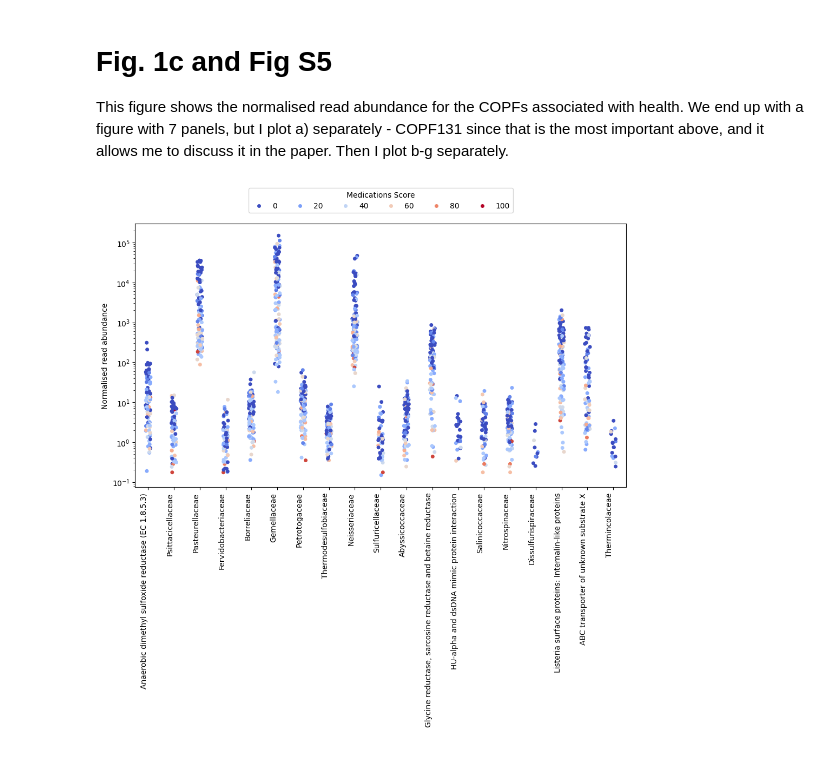
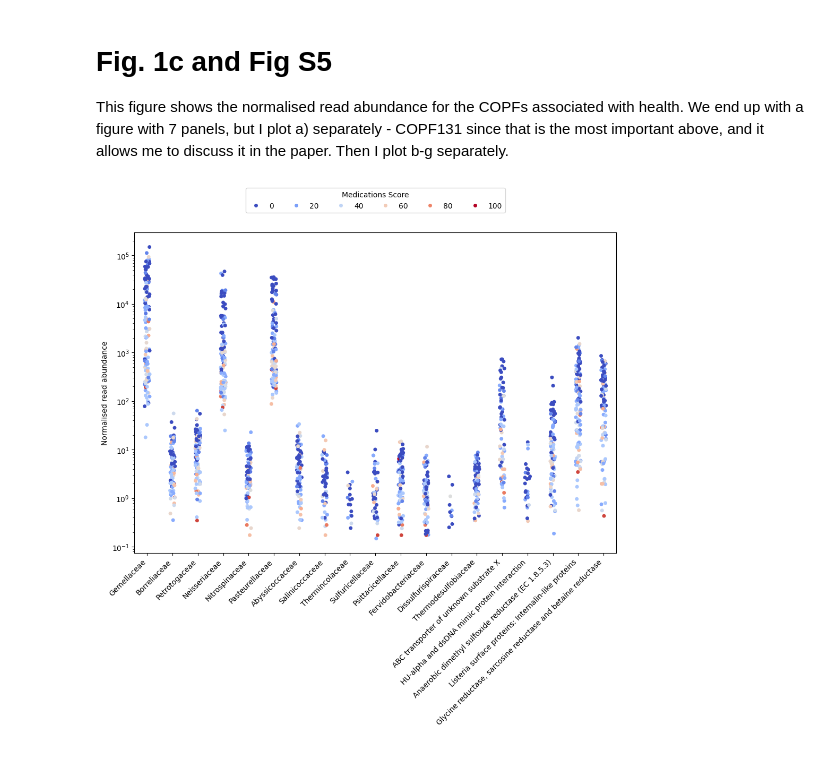
Before and after one commit to linsalrob/CF_Data_Analysis, a Jupyter notebook: Jupyter/HealthPCA.ipynb, the cells around one changed output. Cells and saved outputs as stored; diff of their text form; code cells hidden in the pictures.

```diff
--- a/Jupyter/HealthPCA.ipynb
+++ b/Jupyter/HealthPCA.ipynb
@@ -565,30 +573,36 @@ i PCoA by IP vs OP; ii PCoA by FEV1/best FEV1; iii PCoA by FEV1 RATIO SCORE; iv
 This figure shows the normalised read abundance for the COPFs associated with health. We end up with a figure with 7 panels, but I plot a) separately - COPF131 since that is the most important above, and it allows me to discuss it in the paper. Then I plot b-g separately.
 # %%
 intcluster = 131
+
+
+
 plt.figure(figsize=(10, 11))
 tdf = df[list(cluster_assignments[cluster_assignments['COPF'] == intcluster].Feature)].join(merged_df_clean[['Medications Score']], how='inner')
 long_df = tdf.melt(id_vars=tdf.columns[19],  # column 20 as hue
                    value_vars=tdf.columns[:19],
                    var_name='Variable', value_name='Value')
 
+# this sorts the shorter names to the left to make the composited figure better
+sorted_vars = sorted(list(tdf.columns[:19]), key=lambda v: len(v))
+
 # Plot
-ax = sns.stripplot(data=long_df, x='Variable', y='Value', hue=tdf.columns[19], jitter=True, palette=cpalette)
+ax = sns.stripplot(data=long_df, x='Variable', y='Value', hue=tdf.columns[19], jitter=True, palette=cpalette, order=sorted_vars)
 ax.set_yscale('log')
 ax.set_ylabel('Normalised read abundance')
 ax.set_xlabel(" ")
-plt.xticks(rotation=90, ha='right')
+plt.xticks(rotation=45, ha='right')
 
 plt.legend(title=tdf.columns[19].replace('_', ' '), loc='upper center', bbox_to_anchor=(.5, 1.15), ncol=6)
 #plt.legend(title=tdf.columns[19].replace('_', ' '), loc='upper left', bbox_to_anchor=(1.05, 1))
 #ax.text(-0.1, 1.1, "i)", transform=ax.transAxes,
 #            fontsize=10, fontweight='bold', va='top', ha='left')
 plt.tight_layout()
-plt.savefig('final_images/fig1c.png', dpi=300)
-plt.savefig('final_images/fig1c.svg')
+plt.savefig('final_images/fig1b.png', dpi=300)
+plt.savefig('final_images/fig1b.svg', bbox_inches='tight')
 plt.show()
-cf_analysis_lib.create_thumbnail("fig1c.png")
+cf_analysis_lib.create_thumbnail("fig1b.png")
 # %% [output]
-[figure, old version]
+[figure, new version]
 # %%
 nrows, ncols = 2, 3
 # interesting_clusters = [131, 14, 6, 29, 138, 132]
```
Also changed, not shown: parts of 6 cells of this notebook, 7 other files.
